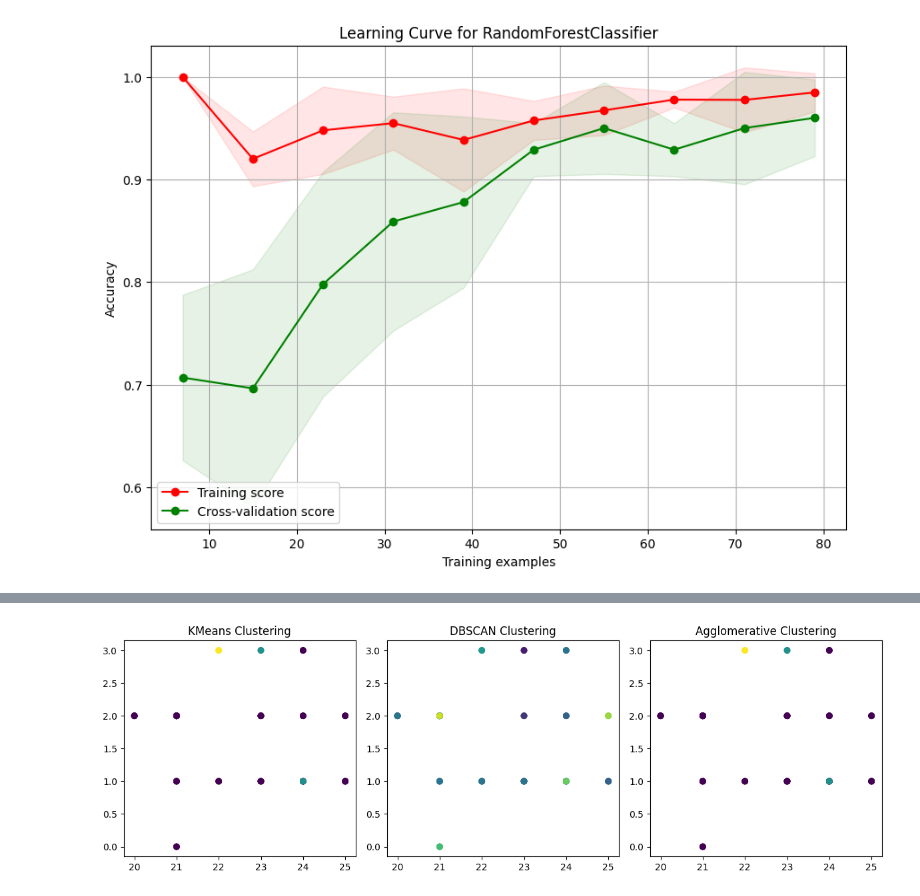
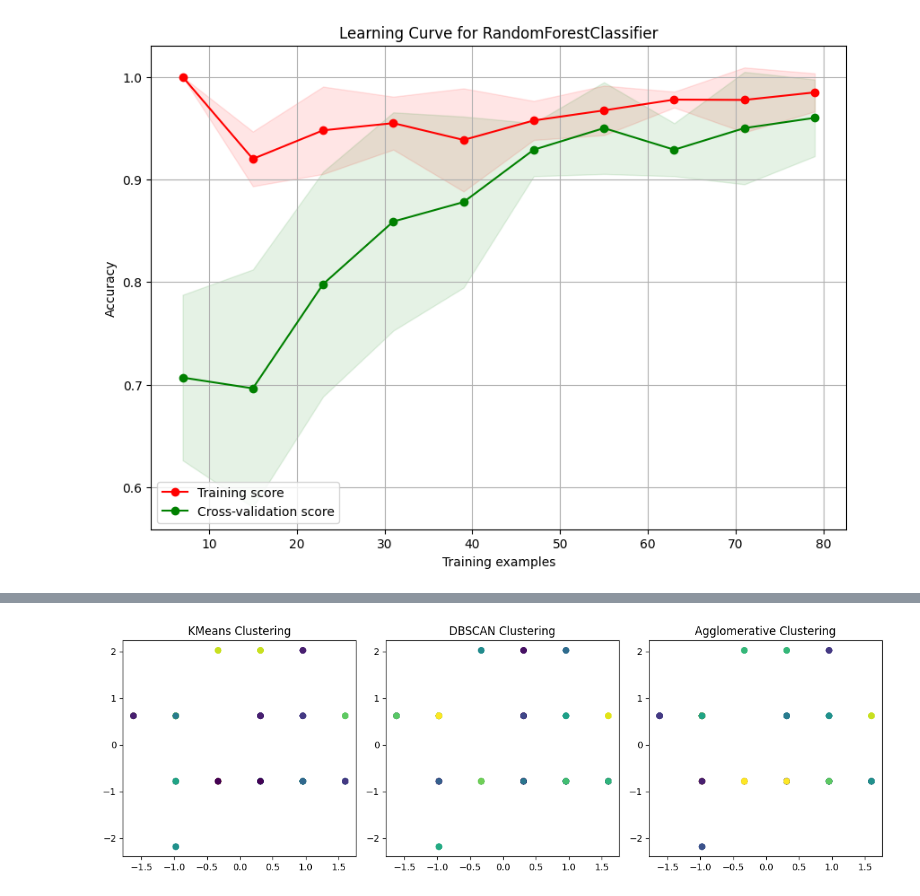
Before and after one commit to adpakw/DS_knowledge_base, a Jupyter notebook: Projects/StudentPerfomances/StudentPerformances.ipynb, the cells around one changed output, grey strips where cells are left out. Cells and saved outputs as stored; diff of their text form; code cells hidden in the pictures.

```diff
--- a/Projects/StudentPerfomances/StudentPerformances.ipynb
+++ b/Projects/StudentPerfomances/StudentPerformances.ipynb
@@ -531,9 +532,14 @@ from scipy.cluster.hierarchy import dendrogram, linkage
 # Подготовка данных (исключим целевую переменную из анализа)
 df_clustering = df.copy()
 
+scaler = StandardScaler()
+
+scaler.fit(df_clustering)
+df_clustering = pd.DataFrame(scaler.transform(df_clustering))
+
 # Определение оптимального количества кластеров для KMeans методом локтя
 inertia = []
-k_values = range(1, 11)
+k_values = range(1, 30)
 for k in k_values:
     kmeans = KMeans(n_clusters=k, random_state=42).fit(df_clustering)
     inertia.append(kmeans.inertia_)
@@ -567,33 +573,33 @@ plt.show()
 # %%
 # KMeans с выбранным количеством кластеров
-kmeans = KMeans(n_clusters=3, random_state=42)
+kmeans = KMeans(n_clusters=13, random_state=42)
 kmeans_labels = kmeans.fit_predict(df_clustering)
 
 # DBSCAN
-dbscan = DBSCAN(eps=3, min_samples=2)
+dbscan = DBSCAN(min_samples=3)
 dbscan_labels = dbscan.fit_predict(df_clustering)
 
 # Иерархическая кластеризация
-agglo = AgglomerativeClustering(n_clusters=3)
+agglo = AgglomerativeClustering(n_clusters=13)
 agglo_labels = agglo.fit_predict(df_clustering)
 
 # Визуализация кластеров KMeans
 plt.figure(figsize=(12, 4))
 plt.subplot(1, 3, 1)
 plt.scatter(df_clustering.iloc[:, 0], df_clustering.iloc[:, 1], c=kmeans_labels, cmap='viridis')
 plt.title('KMeans Clustering')
 
 # Визуализация кластеров DBSCAN
 plt.subplot(1, 3, 2)
 plt.scatter(df_clustering.iloc[:, 0], df_clustering.iloc[:, 1], c=dbscan_labels, cmap='viridis')
 plt.title('DBSCAN Clustering')
 
 # Визуализация кластеров Иерархической кластеризации
 plt.subplot(1, 3, 3)
 plt.scatter(df_clustering.iloc[:, 0], df_clustering.iloc[:, 1], c=agglo_labels, cmap='viridis')
 plt.title('Agglomerative Clustering')
 
 plt.tight_layout()
 plt.show()
 # %% [output]
-[figure, old version]
+[figure, new version]
```
Also changed, not shown: parts of 7 cells of this notebook.
